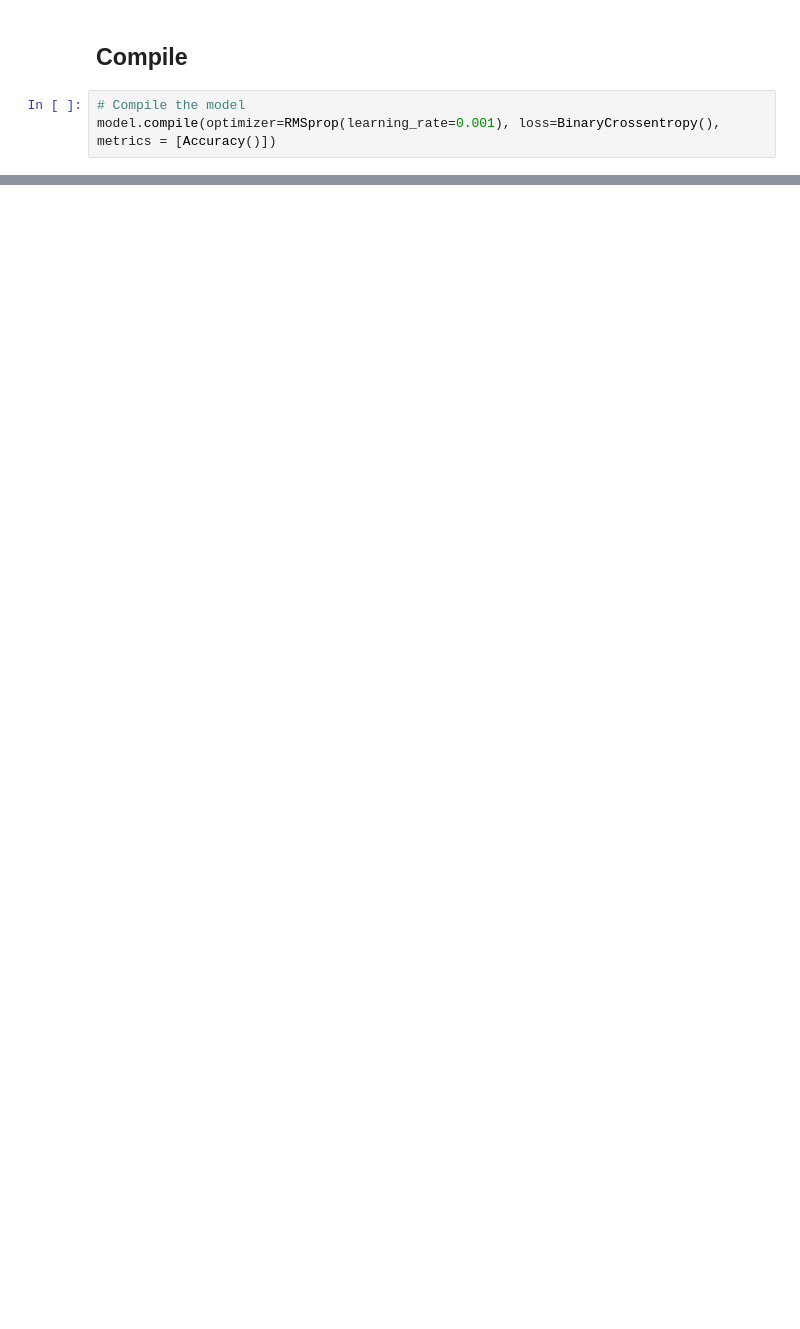
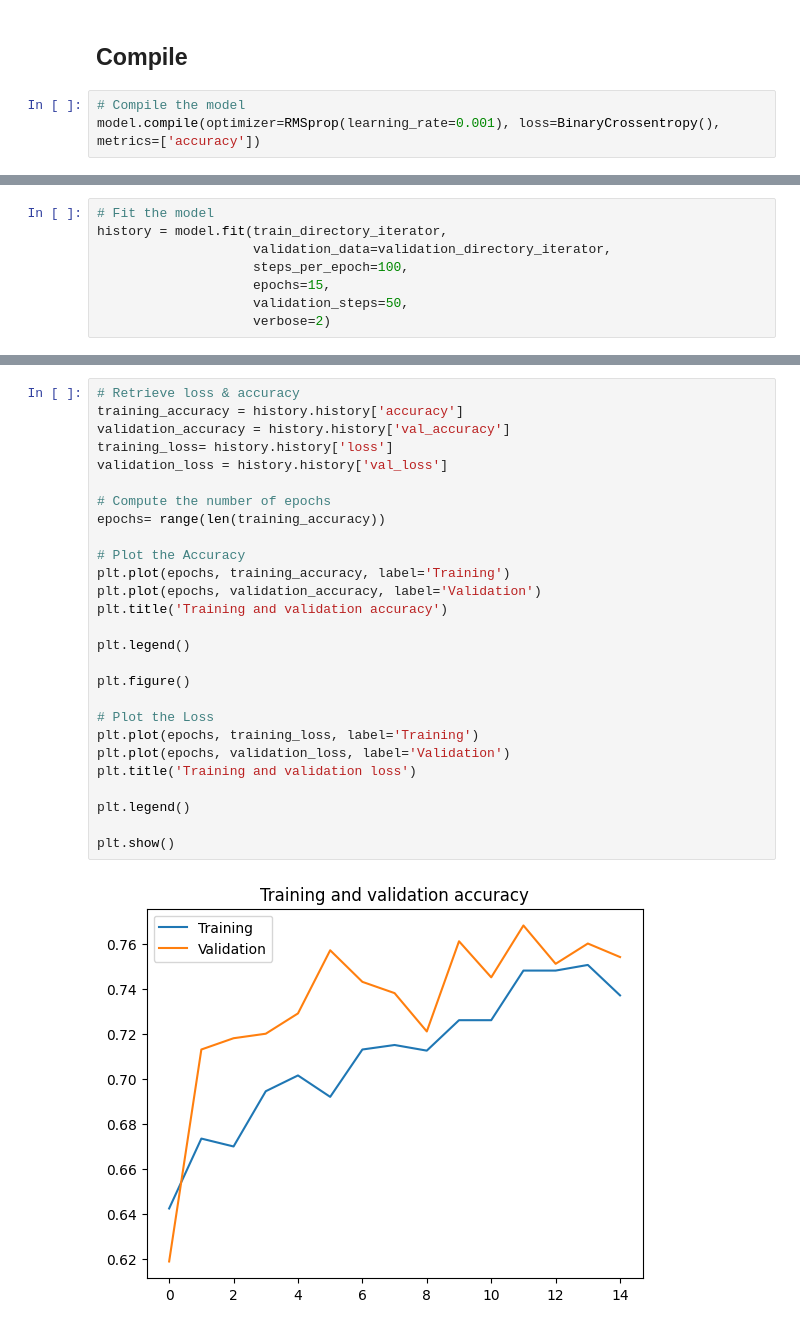
Before and after one commit to Volscente/cheat_sheets, a Jupyter notebook: machine_learning/TensorFlow/tensorflow_cnn.ipynb, the cells around one changed output, grey strips where cells are left out. Drawn from its saved outputs; the diff is of its cells as text; blank space fills up the shorter version.

Commit message:
TF- CNN training

```diff
--- a/machine_learning/TensorFlow/tensorflow_cnn.ipynb
+++ b/machine_learning/TensorFlow/tensorflow_cnn.ipynb
@@ -169,4 +197,4 @@ _________________________________________________________________
 ## Compile
 # %%
 # Compile the model
-model.compile(optimizer=RMSprop(learning_rate=0.001), loss=BinaryCrossentropy(), metrics = [Accuracy()])
+model.compile(optimizer=RMSprop(learning_rate=0.001), loss=BinaryCrossentropy(), metrics=['accuracy'])
@@ -172,0 +203,8 @@ model.compile(optimizer=RMSprop(learning_rate=0.001), loss=BinaryCrossentropy(),
+# %%
+# Fit the model
+history = model.fit(train_directory_iterator,
+                    validation_data=validation_directory_iterator,
+                    steps_per_epoch=100,
+                    epochs=15,
+                    validation_steps=50,
+                    verbose=2)
@@ -172,0 +238,29 @@ model.compile(optimizer=RMSprop(learning_rate=0.001), loss=BinaryCrossentropy(),
+# %%
+# Retrieve loss & accuracy
+training_accuracy = history.history['accuracy']
+validation_accuracy = history.history['val_accuracy']
+training_loss= history.history['loss']
+validation_loss = history.history['val_loss']
+
+# Compute the number of epochs
+epochs= range(len(training_accuracy))
+
+# Plot the Accuracy
+plt.plot(epochs, training_accuracy, label='Training')
+plt.plot(epochs, validation_accuracy, label='Validation')
+plt.title('Training and validation accuracy')
+
+plt.legend()
+
+plt.figure()
+
+# Plot the Loss
+plt.plot(epochs, training_loss, label='Training')
+plt.plot(epochs, validation_loss, label='Validation')
+plt.title('Training and validation loss')
+
+plt.legend()
+
+plt.show()
+# %% [output]
+[figure, added]
```
Also changed, not shown: parts of 11 cells of this notebook.
